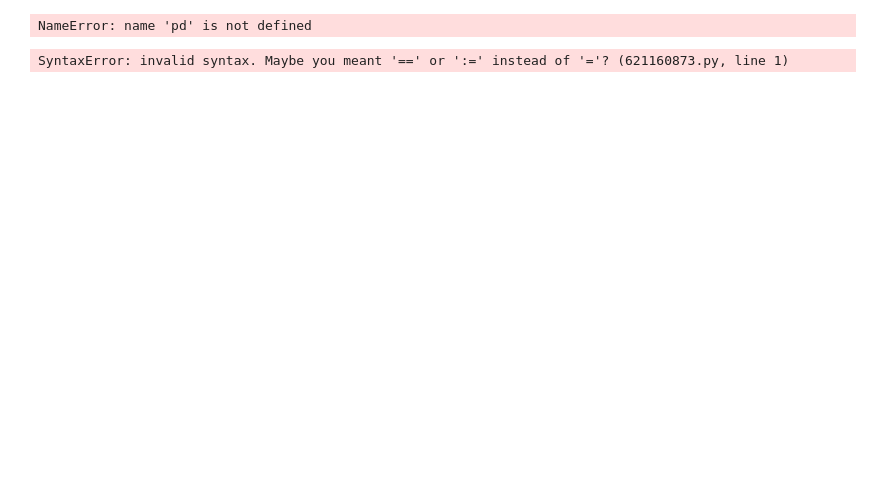
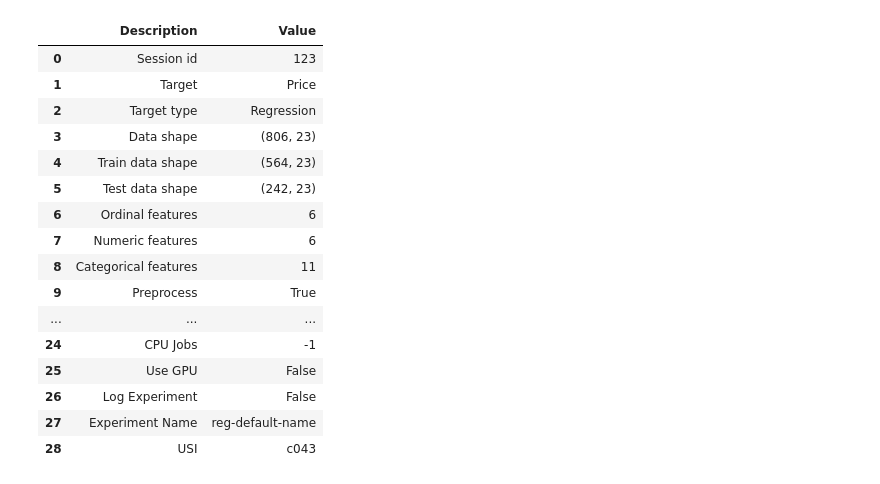
Before and after one commit to gfragi/py_regression, a Jupyter notebook: paas_reg_pycaret.ipynb, the cells around one changed output. Cells and saved outputs as stored; diff of their text form; code cells hidden in the pictures; blank space fills up the shorter version.

```diff
--- a/paas_reg_pycaret.ipynb
+++ b/paas_reg_pycaret.ipynb
@@ -7,8 +5,23 @@ ImportError: numpy.core.multiarray failed to import
 # %%
-df = pd.read_csv('/datasets/paas_data')
+df = pd.read_csv('./datasets/paas_data.csv')
-# %% [output]
-NameError: name 'pd' is not defined
-# %%
-s = (df, target = 'PaaS_Price')
-# %% [output]
-SyntaxError: invalid syntax. Maybe you meant '==' or ':=' instead of '='? (621160873.py, line 1)
+# %%
+s = setup(data = df, target = 'Price', session_id=123, normalize=True, transformation=True,
+          remove_multicollinearity=True, multicollinearity_threshold=0.95,)
+# %% [output]
+|  | Description | Value |
+| 0 | Session id | 123 |
+| 1 | Target | Price |
+| 2 | Target type | Regression |
+| 3 | Data shape | (806, 23) |
+| 4 | Train data shape | (564, 23) |
+| 5 | Test data shape | (242, 23) |
+| 6 | Ordinal features | 6 |
+| 7 | Numeric features | 6 |
+| 8 | Categorical features | 11 |
+| 9 | Preprocess | True |
+| ... | ... | ... |
+| 24 | CPU Jobs | -1 |
+| 25 | Use GPU | False |
+| 26 | Log Experiment | False |
+| 27 | Experiment Name | reg-default-name |
+| 28 | USI | c043 |
```
Also changed, not shown: parts of 7 cells of this notebook, 23 other files.
